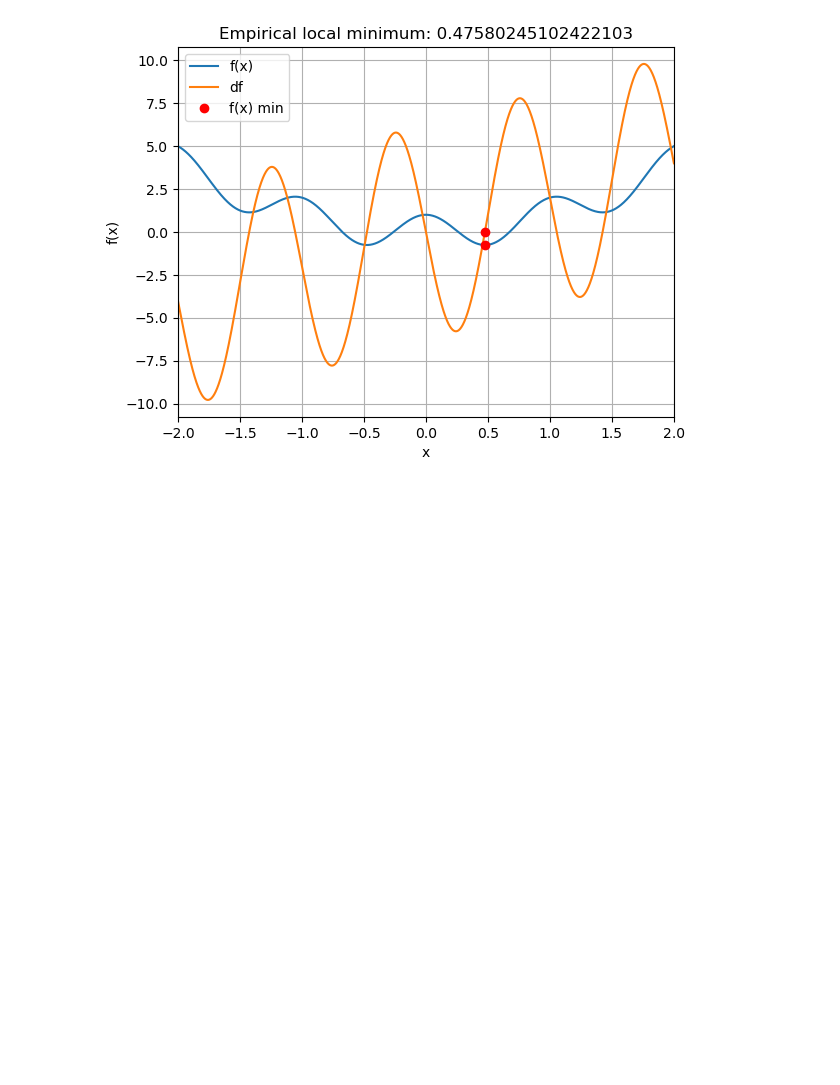
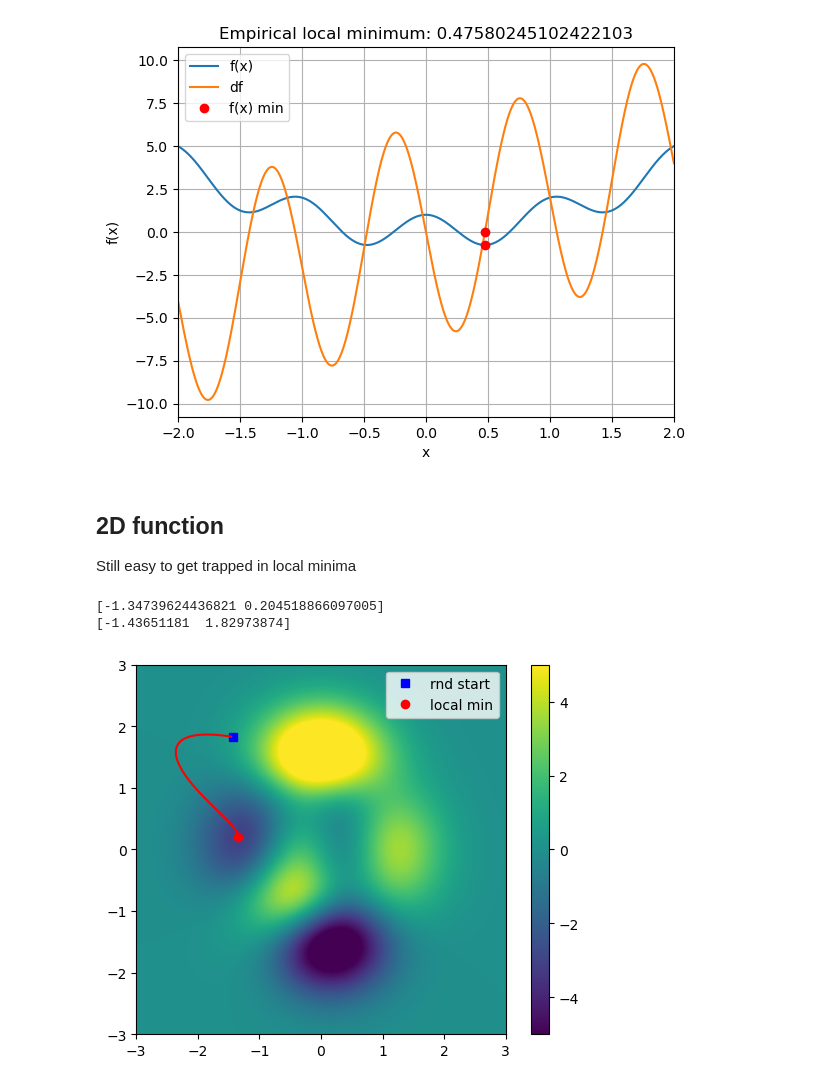
Before and after one commit to martian099/gradientDescentDemo, a Jupyter notebook: DUDL_GradientDescent_1D.ipynb, the cells around one changed output. Drawn from its saved outputs; the diff is of its cells as text; code cells hidden in the pictures; blank space fills up the shorter version.

Commit message:
2d gradient descent

```diff
--- a/DUDL_GradientDescent_1D.ipynb
+++ b/DUDL_GradientDescent_1D.ipynb
@@ -117,3 +131,6 @@ make_plot(x, fx, deriv, localmin)
 [0]
 [figure]
 [figure]
+# %% [markdown]
+## 2D function
+Still easy to get trapped in local minima
@@ -119,0 +159,39 @@ make_plot(x, fx, deriv, localmin)
+# %%
+# random starting point (uniform between -2 and +2)
+localmin = np.random.rand(2)*4-2
+startpnt = localmin[:] # make a copy, not re-assign
+
+# learning parameters
+learning_rate = .01
+training_epochs = 1000
+
+# run through training
+trajectory = np.zeros((training_epochs,2))
+for i in range(training_epochs):
+  grad = np.array([ df_x(localmin[0],localmin[1]).evalf(),
+                    df_y(localmin[0],localmin[1]).evalf()
+                  ])
+  localmin = localmin - learning_rate*grad  # add _ or [:] to change a variable in-place
+  trajectory[i,:] = localmin
+
+
+print(localmin)
+print(startpnt)
+
+# let's have a look!
+# create the landscape to plot the function
+x = np.linspace(-3,3,201)
+y = np.linspace(-3,3,201)
+Z = peaks(x,y)
+plt.imshow(Z,extent=[x[0],x[-1],y[0],y[-1]],vmin=-5,vmax=5,origin='lower')
+# plot the gradient descent result
+plt.plot(startpnt[0],startpnt[1],'bs')
+plt.plot(localmin[0],localmin[1],'ro')
+plt.plot(trajectory[:,0],trajectory[:,1],'r')
+plt.legend(['rnd start','local min'])
+plt.colorbar()
+plt.show()
+# %% [output]
+[-1.34739624436821 0.204518866097005]
+[-1.43651181  1.82973874]
+[figure, added]
```
Also changed, not shown: parts of 5 cells of this notebook, 1 other file.
